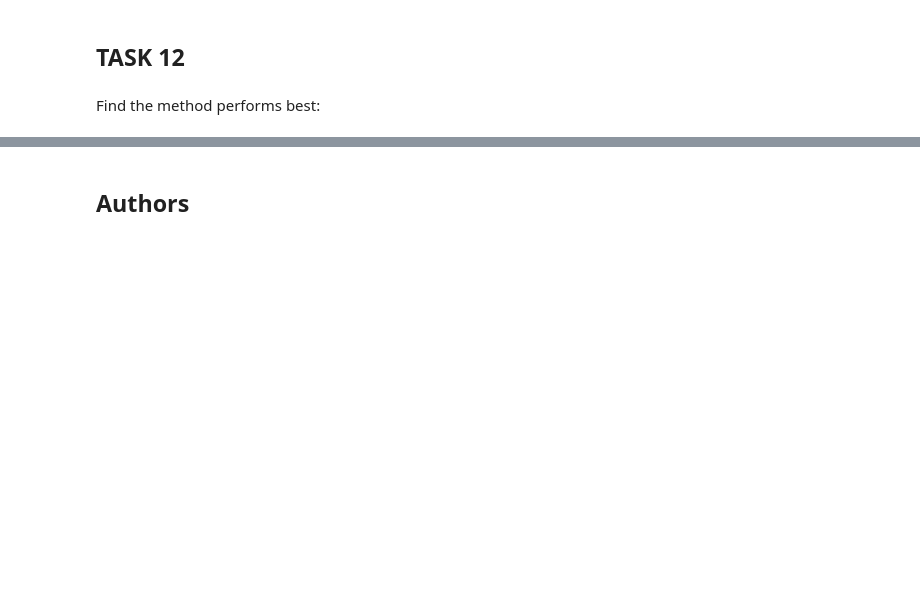
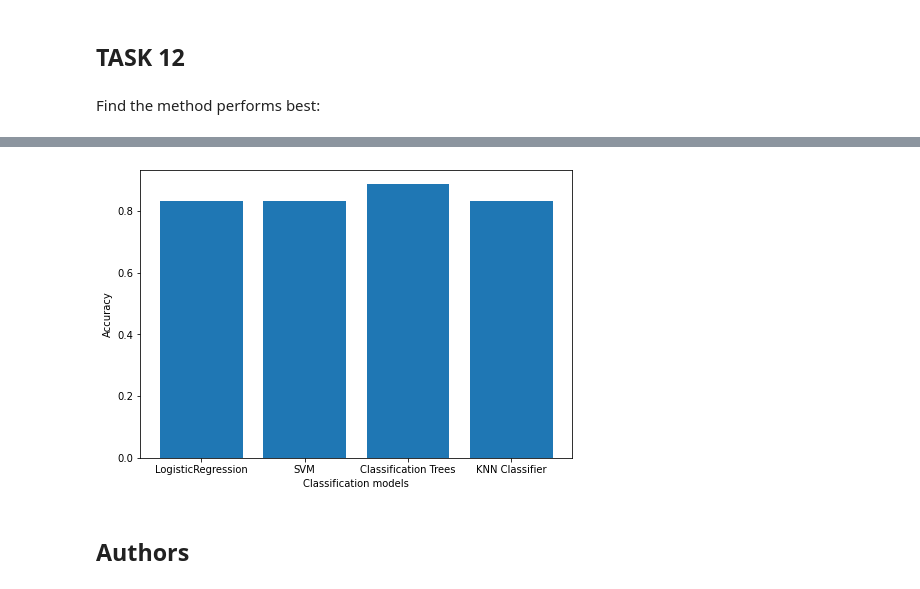
Before and after one commit to kohei-s/space_y_project, a Jupyter notebook: Machine Learning Prediction.ipynb, the cells around one changed output, grey strips where cells are left out. Saved outputs shown, nothing was run; the diff lists cells and outputs as text; code cells hidden in the pictures; blank space fills up the shorter version.

```diff
--- a/Machine Learning Prediction.ipynb
+++ b/Machine Learning Prediction.ipynb
@@ -248,7 +249,9 @@ accuracy : 0.8482142857142856
 # %% [markdown]
 Calculate the accuracy on the test data using the method <code>score</code>:
 # %%
-svm_cv.score(X_test, Y_test)
+best_svm = svm_cv.best_estimator_
+svm_score = best_svm.score(X_test, Y_test)
+svm_score
 # %% [output]
 0.8333333333333334
 # %% [markdown]
@@ -345,7 +337,9 @@ accuracy : 0.8482142857142858
 # %% [markdown]
 Calculate the accuracy of tree_cv on the test data using the method <code>score</code>:
 # %%
-knn_cv.score(X_test, Y_test)
+best_knn = knn_cv.best_estimator_
+knn_score = best_knn.score(X_test, Y_test)
+knn_score
 # %% [output]
 0.8333333333333334
 # %% [markdown]
@@ -363,0 +356,7 @@ KNN
+# %%
+model_df = pd.DataFrame()
+model = ['LogisticRegression', 'SVM', 'Classification Trees', 'KNN Classifier']
+score = [lr_score, svm_score, tree_score, knn_score]
+model_df['model'] = model
+model_df['accuracy'] = score
+model_df
@@ -364,3 +369,12 @@ KNN
+# %%
+fig = plt.figure()
+ax = fig.add_axes([0,0,1,1])
+ax.bar(model_df['model'], model_df['accuracy'])
+ax.set_xlabel('Classification models')
+ax.set_ylabel('Accuracy')
+plt.show()
+# %% [output]
+[figure, added]
 # %% [markdown]
 ## Authors
 # %% [markdown]
```
Also changed, not shown: parts of 12 cells of this notebook.
